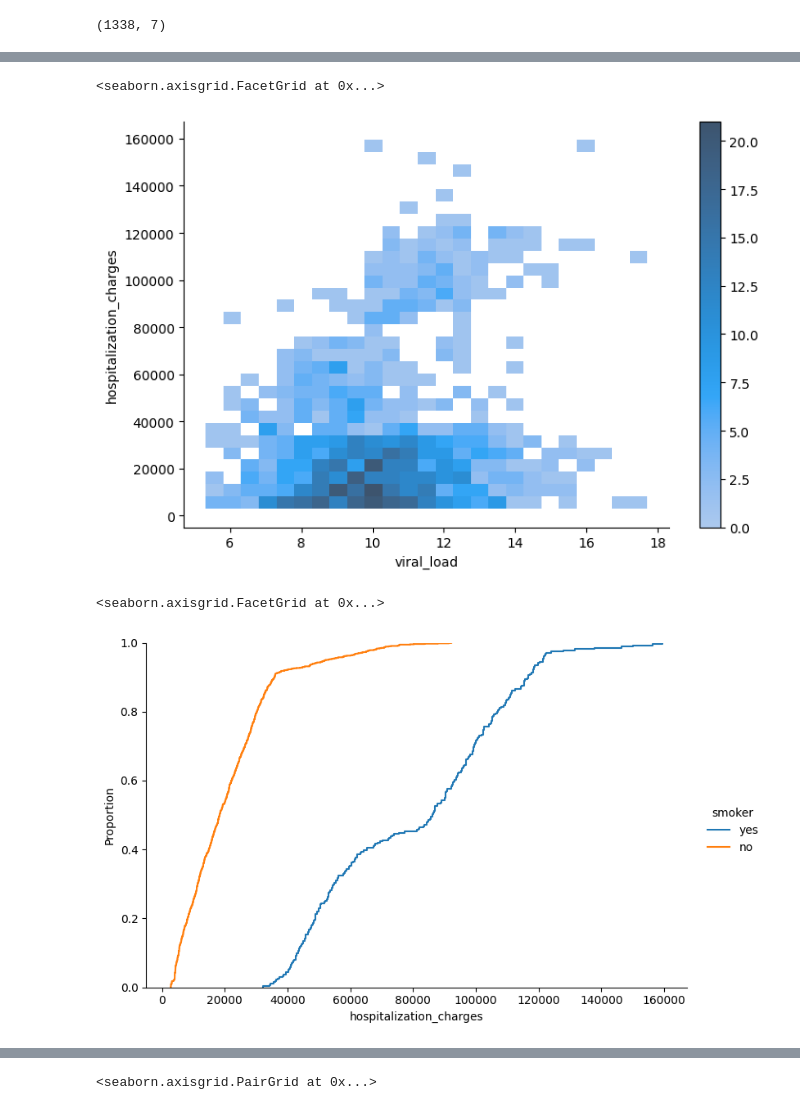
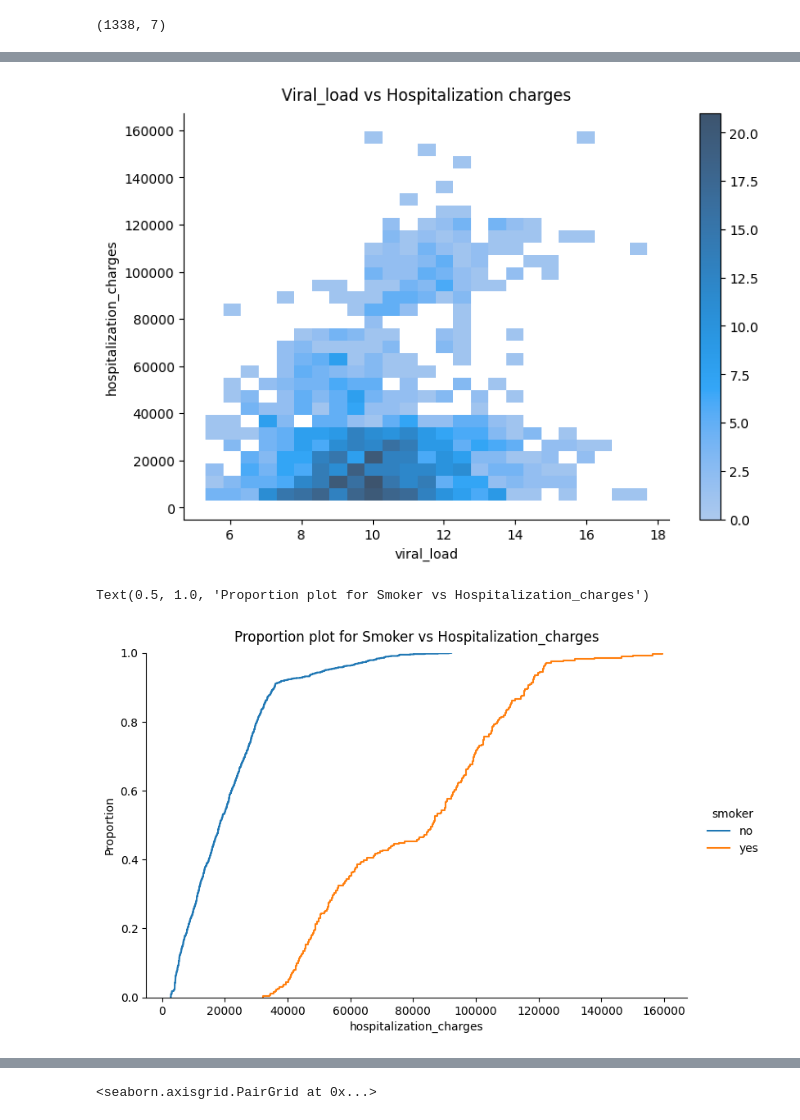
Before and after one commit to krashu/DSML, a Jupyter notebook: Case Study/apollo1.ipynb, the cells around one changed output, grey strips where cells are left out. Cells and saved outputs as stored; diff of their text form; code cells hidden in the pictures.

```diff
--- a/Case Study/apollo1.ipynb
+++ b/Case Study/apollo1.ipynb
@@ -86,0 +72,7 @@ data.describe(include="O")
+# %%
+## replacing " " in column names with "_"
+data.columns = [i.replace(" ", "_") for i in data.columns]
+
+## converting appropriate columns to category type
+data = data.astype({i:"category" for i in ["sex", "smoker", "region", "severity_level"]})
+data.info()
@@ -148,13 +277,15 @@ for col in ["sex", "smoker", "severity_level", "region"]:
 # %%
-sns.displot(data, x="viral_load", y="hospitalization_charges", cbar=True, aspect=1.5)
+sns.displot(data, x="viral_load", y="hospitalization_charges",  aspect=1.5, cbar=True)
+plt.title("Viral_load vs Hospitalization charges", pad=10)
+plt.show()
 # %% [output]
-<seaborn.axisgrid.FacetGrid at 0x...>
-[figure, old version]
+[figure, new version]
 # %%
 sns.displot(data, hue="smoker", x="hospitalization_charges", kind="ecdf", aspect=1.5)
+plt.title("Proportion plot for Smoker vs Hospitalization_charges", pad=10)
 # %% [output]
-<seaborn.axisgrid.FacetGrid at 0x...>
+Text(0.5, 1.0, 'Proportion plot for Smoker vs Hospitalization_charges')
-[figure, old version]
+[figure, new version]
 # %%
 sns.catplot(data, y="hospitalization_charges", x="severity_level", col="smoker", alpha=0.5)
 # %% [output]
```
Also changed, not shown: parts of 36 cells of this notebook.
